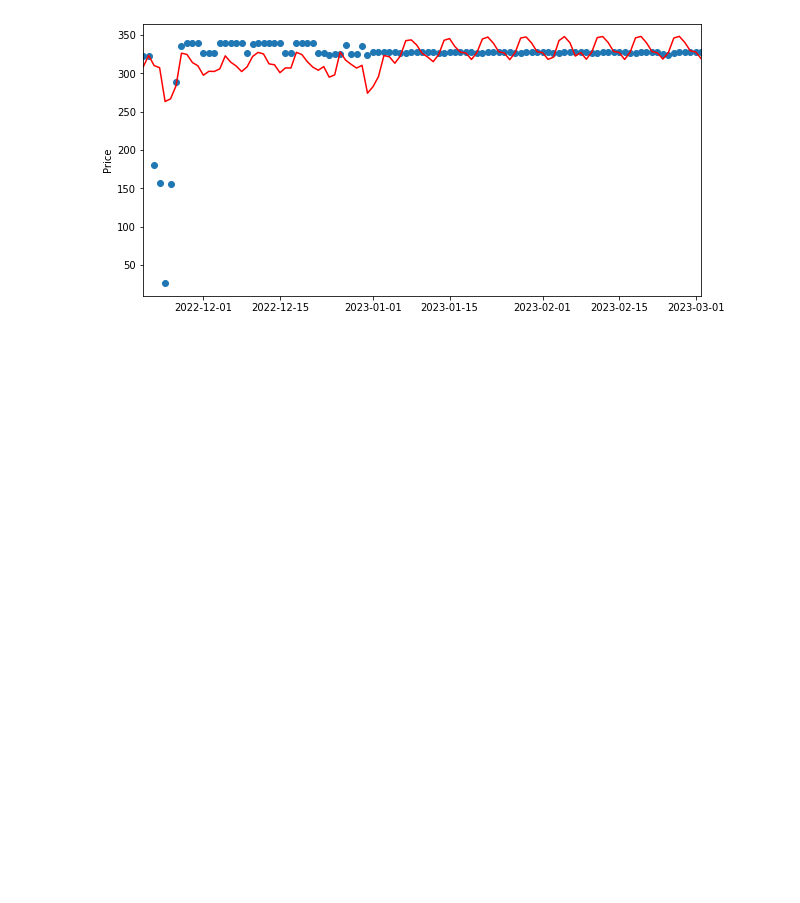
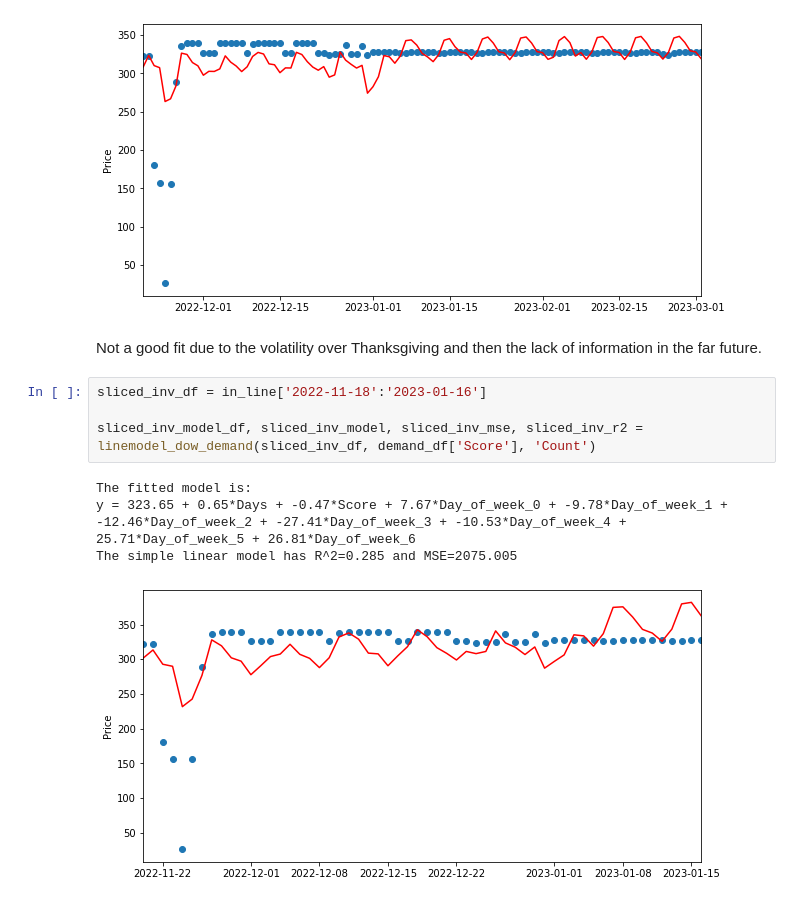
Before and after one commit to JADukeAIPI/AIPIProject, a Jupyter notebook: EDA_and_modeling.ipynb, the cells around one changed output. Cells and saved outputs as stored; diff of their text form; blank space fills up the shorter version.

```diff
--- a/EDA_and_modeling.ipynb
+++ b/EDA_and_modeling.ipynb
@@ -661,3 +661,14 @@ The fitted model is:
 y = 334.57 + 0.01*Days + -0.39*Score + 5.08*Day_of_week_0 + -5.06*Day_of_week_1 + -7.03*Day_of_week_2 + -15.04*Day_of_week_3 + -6.08*Day_of_week_4 + 13.19*Day_of_week_5 + 14.95*Day_of_week_6
 The simple linear model has R^2=0.185 and MSE=1355.137
 [figure]
+# %% [markdown]
+Not a good fit due to the volatility over Thanksgiving and then the lack of information in the far future.
+# %%
+sliced_inv_df = in_line['2022-11-18':'2023-01-16']
+
+sliced_inv_model_df, sliced_inv_model, sliced_inv_mse, sliced_inv_r2 = linemodel_dow_demand(sliced_inv_df, demand_df['Score'], 'Count')
+# %% [output]
+The fitted model is:
+y = 323.65 + 0.65*Days + -0.47*Score + 7.67*Day_of_week_0 + -9.78*Day_of_week_1 + -12.46*Day_of_week_2 + -27.41*Day_of_week_3 + -10.53*Day_of_week_4 + 25.71*Day_of_week_5 + 26.81*Day_of_week_6
+The simple linear model has R^2=0.285 and MSE=2075.005
+[figure, added]
```
Also changed, not shown: parts of 1 cell of this notebook.
